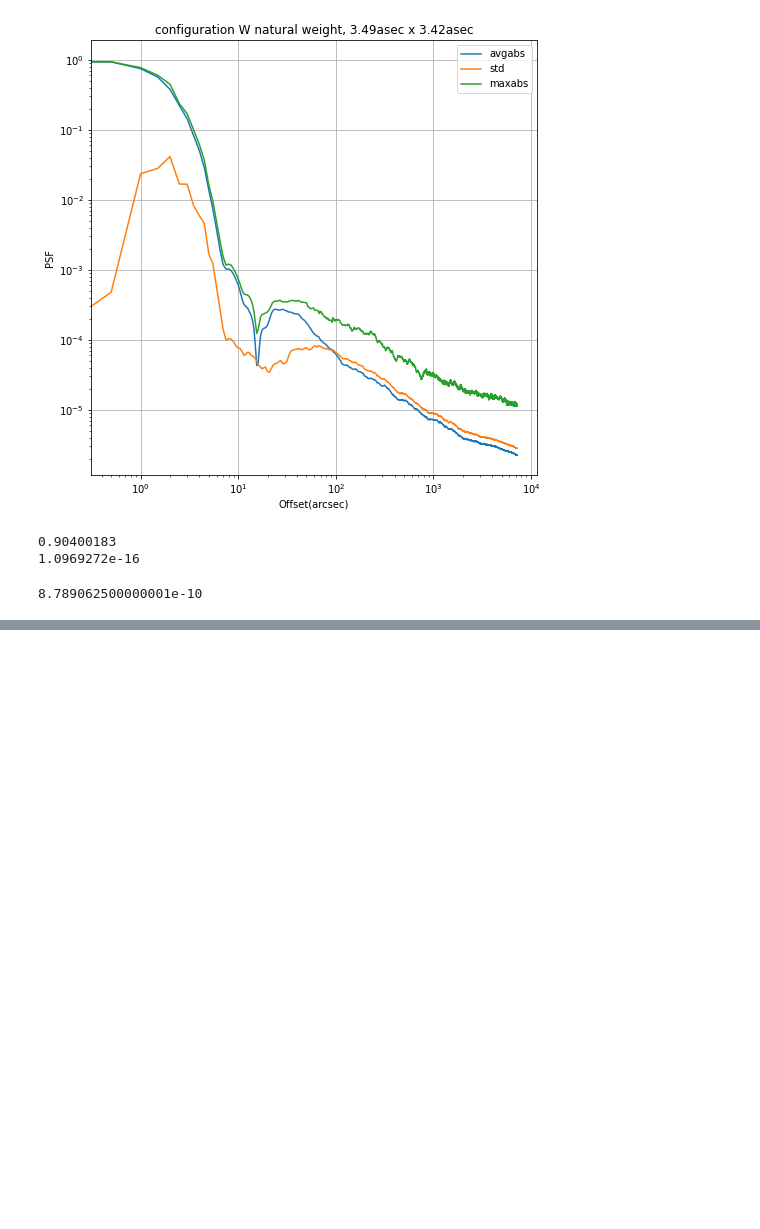
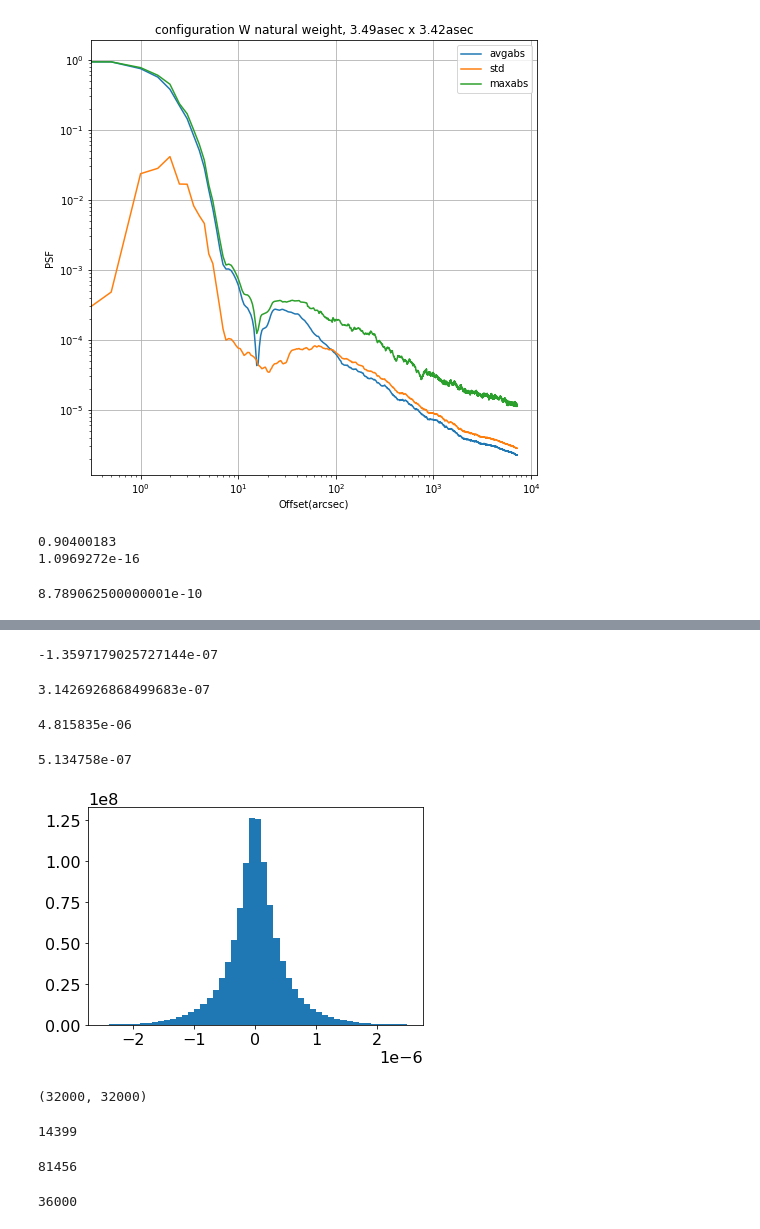
Before and after one commit to yupinghuang/sim-toolkit, a Jupyter notebook: notebooks/visualize-psf.ipynb, the cells around one changed output, grey strips where cells are left out. Drawn from its saved outputs; the diff is of its cells as text; code cells hidden in the pictures; blank space fills up the shorter version.

```diff
--- a/notebooks/visualize-psf.ipynb
+++ b/notebooks/visualize-psf.ipynb
@@ -172,0 +230,38 @@ im = None
+# %%
+(radial_std * (1/image.max()) - radial_std_psf).min()
+# %% [output]
+-1.3597179025727144e-07
+# %%
+(radial_std * (1/image.max()) - radial_std_psf).max()
+# %% [output]
+3.1426926868499683e-07
+# %%
+resid = image_crop - (psf * (image_crop.max()))
+# %%
+resid.max()
+# %% [output]
+4.815835e-06
+# %%
+resid.std()
+# %% [output]
+5.134758e-07
+# %%
+plt.hist(resid.flatten(), bins=50, range=(-2.5e-6, 2.5e-6));
+# %% [output]
+[figure, added]
+# %%
+resid.shape
+# %% [output]
+(32000, 32000)
+# %%
+max_radius
+# %% [output]
+14399
+# %%
+len(circle_perimeter[0])
+# %% [output]
+81456
+# %%
+num_pix
+# %% [output]
+36000
```
Also changed, not shown: parts of 17 cells of this notebook, 9 other files.
